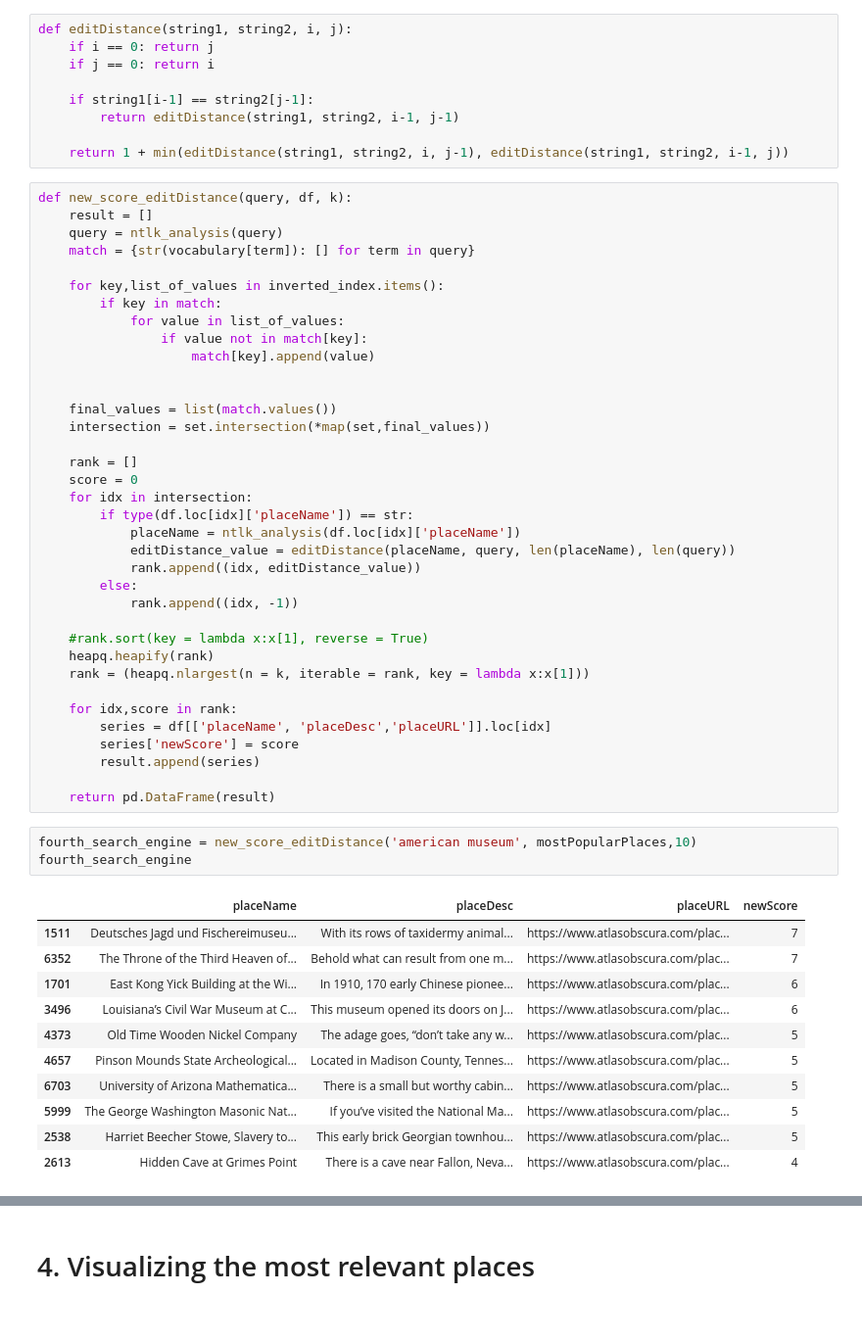
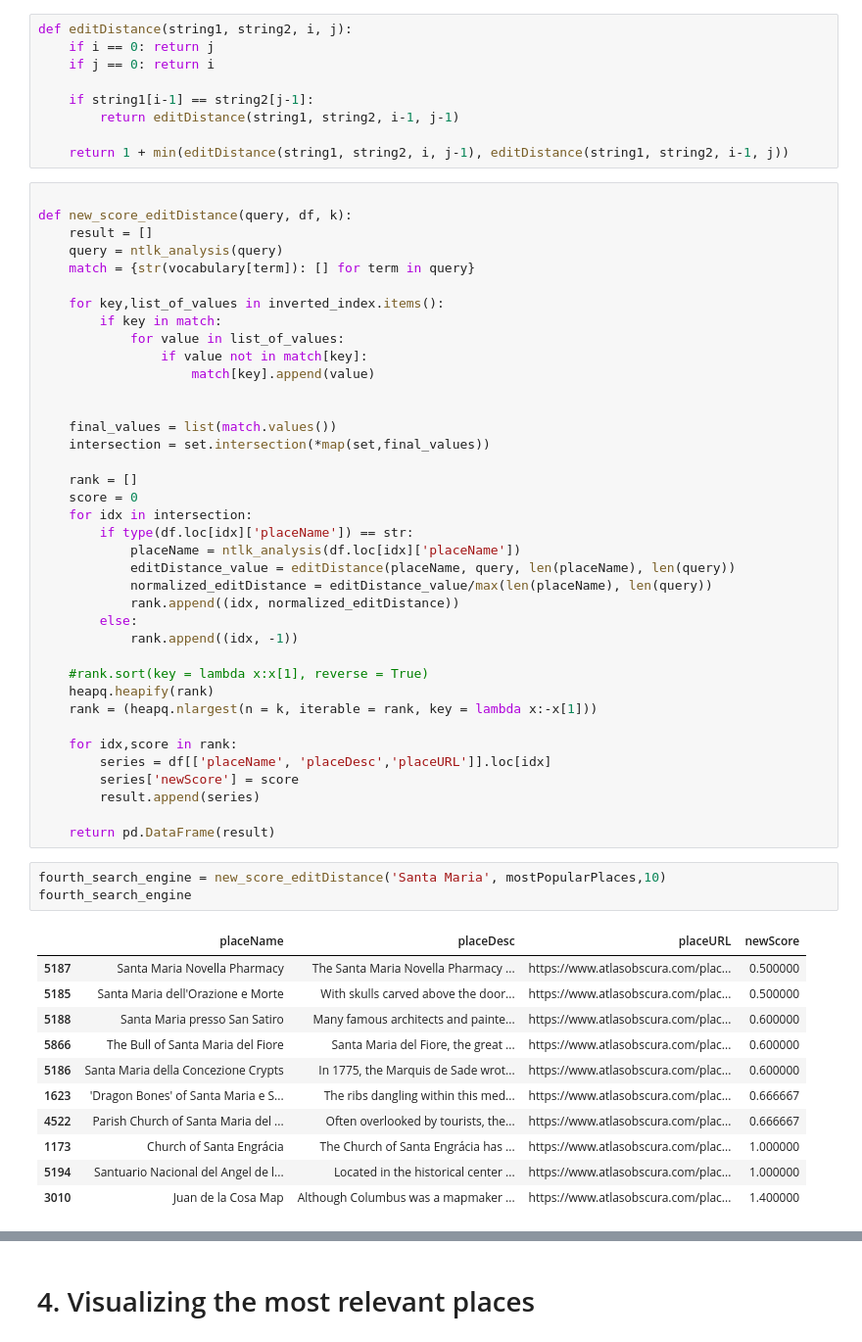
Before and after one commit to LucaFabri99/3HW-ADM-Fabri.Dinino.Aur, a Jupyter notebook: main.ipynb, the cells around one changed output, grey strips where cells are left out. Shown at 98% size. Saved outputs shown, nothing was run; the diff lists cells and outputs as text.

```diff
--- a/main.ipynb
+++ b/main.ipynb
@@ -618,6 +618,7 @@ def editDistance(string1, string2, i, j):
 
     return 1 + min(editDistance(string1, string2, i, j-1), editDistance(string1, string2, i-1, j))
 # %%
+
 def new_score_editDistance(query, df, k):
     result = []
     query = ntlk_analysis(query)
@@ -639,13 +640,14 @@ def new_score_editDistance(query, df, k):
         if type(df.loc[idx]['placeName']) == str:
             placeName = ntlk_analysis(df.loc[idx]['placeName'])
             editDistance_value = editDistance(placeName, query, len(placeName), len(query))
-            rank.append((idx, editDistance_value))
+            normalized_editDistance = editDistance_value/max(len(placeName), len(query))
+            rank.append((idx, normalized_editDistance))
         else:
             rank.append((idx, -1))
 
     #rank.sort(key = lambda x:x[1], reverse = True)
     heapq.heapify(rank)
-    rank = (heapq.nlargest(n = k, iterable = rank, key = lambda x:x[1]))
+    rank = (heapq.nlargest(n = k, iterable = rank, key = lambda x:-x[1]))
 
     for idx,score in rank:
         series = df[['placeName', 'placeDesc','placeURL']].loc[idx]
@@ -654,17 +656,17 @@ def new_score_editDistance(query, df, k):
 
     return pd.DataFrame(result)
 # %%
-fourth_search_engine = new_score_editDistance('american museum', mostPopularPlaces,10)
+fourth_search_engine = new_score_editDistance('Santa Maria', mostPopularPlaces,10)
 fourth_search_engine
 # %% [output]
 |  | placeName | placeDesc | placeURL | newScore |
-| 1511 | Deutsches Jagd und Fischereimuseu... | With its rows of taxidermy animal... | https://www.atlasobscura.com/plac... | 7 |
-| 6352 | The Throne of the Third Heaven of... | Behold what can result from one m... | https://www.atlasobscura.com/plac... | 7 |
-| 1701 | East Kong Yick Building at the Wi... | In 1910, 170 early Chinese pionee... | https://www.atlasobscura.com/plac... | 6 |
-| 3496 | Louisiana’s Civil War Museum at C... | This museum opened its doors on J... | https://www.atlasobscura.com/plac... | 6 |
-| 4373 | Old Time Wooden Nickel Company | The adage goes, “don’t take any w... | https://www.atlasobscura.com/plac... | 5 |
-| 4657 | Pinson Mounds State Archeological... | Located in Madison County, Tennes... | https://www.atlasobscura.com/plac... | 5 |
-| 6703 | University of Arizona Mathematica... | There is a small but worthy cabin... | https://www.atlasobscura.com/plac... | 5 |
-| 5999 | The George Washington Masonic Nat... | If you’ve visited the National Ma... | https://www.atlasobscura.com/plac... | 5 |
-| 2538 | Harriet Beecher Stowe, Slavery to... | This early brick Georgian townhou... | https://www.atlasobscura.com/plac... | 5 |
-| 2613 | Hidden Cave at Grimes Point | There is a cave near Fallon, Neva... | https://www.atlasobscura.com/plac... | 4 |
+| 5187 | Santa Maria Novella Pharmacy | The Santa Maria Novella Pharmacy ... | https://www.atlasobscura.com/plac... | 0.500000 |
+| 5185 | Santa Maria dell'Orazione e Morte | With skulls carved above the door... | https://www.atlasobscura.com/plac... | 0.500000 |
+| 5188 | Santa Maria presso San Satiro | Many famous architects and painte... | https://www.atlasobscura.com/plac... | 0.600000 |
+| 5866 | The Bull of Santa Maria del Fiore | Santa Maria del Fiore, the great ... | https://www.atlasobscura.com/plac... | 0.600000 |
+| 5186 | Santa Maria della Concezione Crypts | In 1775, the Marquis de Sade wrot... | https://www.atlasobscura.com/plac... | 0.600000 |
+| 1623 | 'Dragon Bones' of Santa Maria e S... | The ribs dangling within this med... | https://www.atlasobscura.com/plac... | 0.666667 |
+| 4522 | Parish Church of Santa Maria del ... | Often overlooked by tourists, the... | https://www.atlasobscura.com/plac... | 0.666667 |
+| 1173 | Church of Santa Engrácia | The Church of Santa Engrácia has ... | https://www.atlasobscura.com/plac... | 1.000000 |
+| 5194 | Santuario Nacional del Angel de l... | Located in the historical center ... | https://www.atlasobscura.com/plac... | 1.000000 |
+| 3010 | Juan de la Cosa Map | Although Columbus was a mapmaker ... | https://www.atlasobscura.com/plac... | 1.400000 |
```
Also changed, not shown: parts of 1 cell of this notebook.
